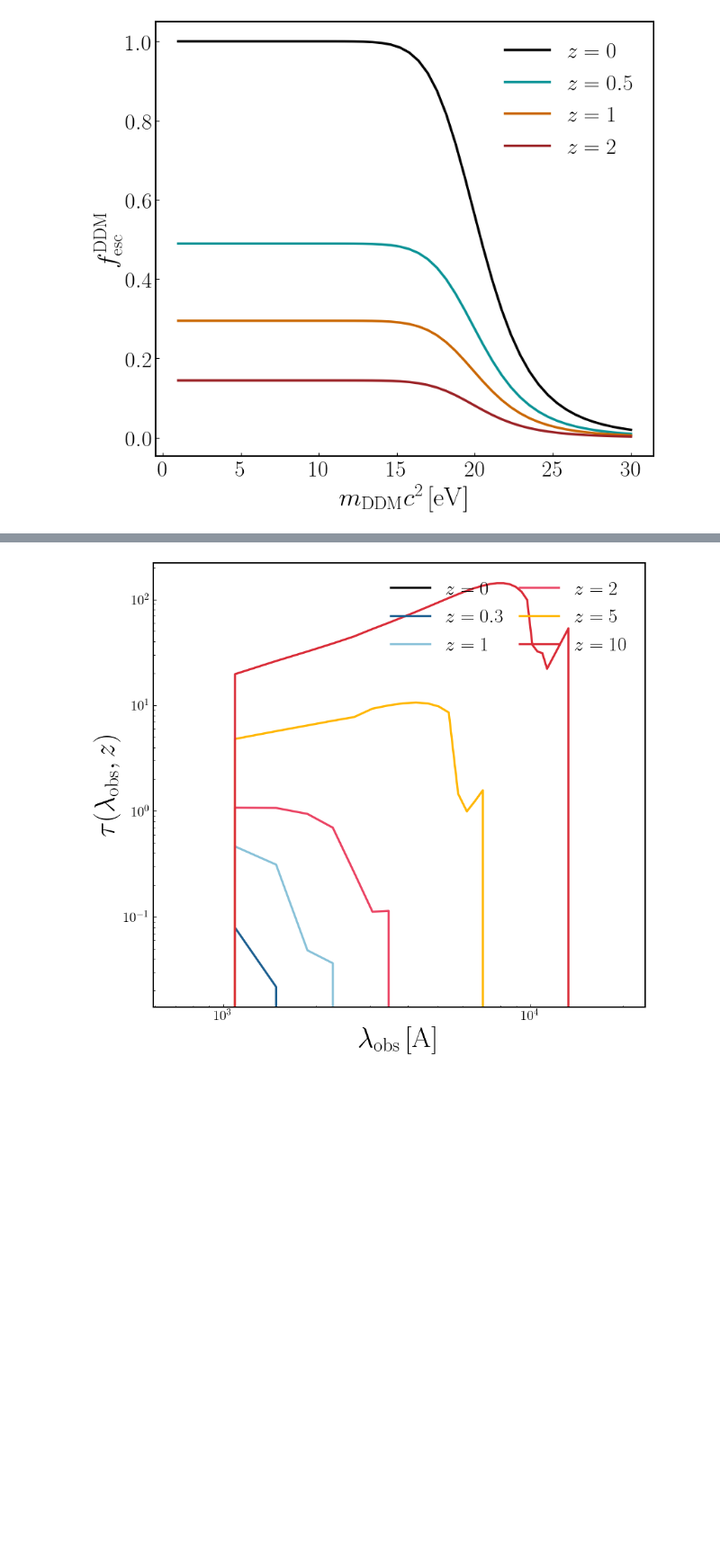
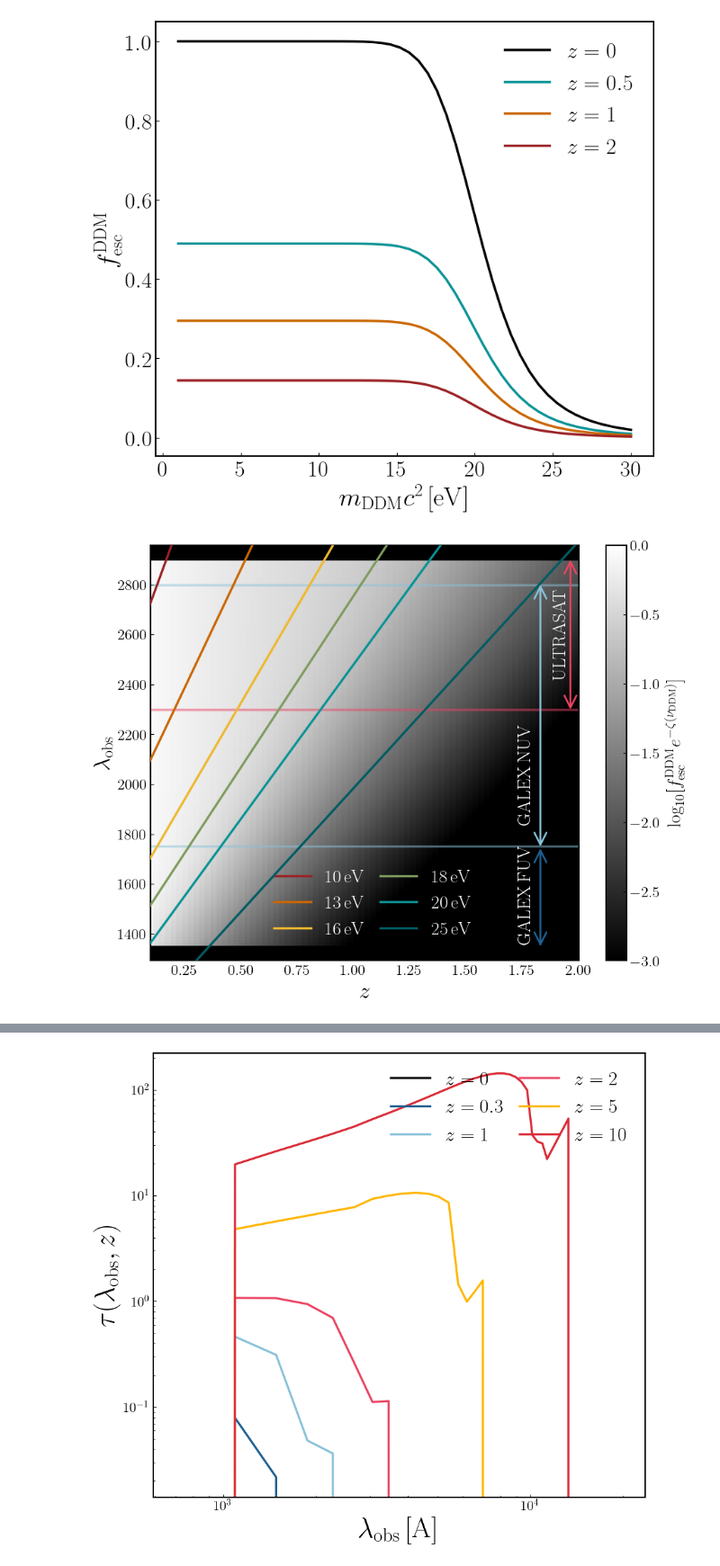
Before and after one commit to slibanore/lim_b7, a Jupyter notebook: EBL_DM.ipynb, the cells around one changed output, grey strips where cells are left out. Shown at 90% size. Saved outputs shown, nothing was run; the diff lists cells and outputs as text; code cells hidden in the pictures; blank space fills up the shorter version.

```diff
--- a/EBL_DM.ipynb
+++ b/EBL_DM.ipynb
@@ -100,0 +163,65 @@ plt.savefig('results/PLOTS/EBL_DM/DM_esc.png')
+# %%
+fig = plt.figure(figsize=(10,8))
+
+orig_cmap = matplotlib.cm.gist_gray
+#shifted_cmap = shiftedColorMap(orig_cmap, midpoint=0.1, name='shifted_' + str(0.1))
+
+pcm = plt.pcolormesh(z_vals, lambda_obs_sigm.value,(np.log10(sigmtau)).T, cmap='gist_gray',vmin = -3,vmax=0)
+
+fig.colorbar(pcm, label=r'$\log_{10}[f_{\rm esc}^{\rm DDM}e^{-\zeta(\nu_{\rm DDM})}]$')
+
+colors= ['#9b2226','#ca6702','#eeb831','#7f9c5e','#0a9396','#005c63']
+
+
+lambda_obs_10eV = lambda_from_nu((10*u.eV / (4*np.pi*cu.hbar)).to(u.Hz)/ (1+z_vals))
+lambda_obs_13eV = lambda_from_nu((13*u.eV / (4*np.pi*cu.hbar)).to(u.Hz)/ (1+z_vals))
+lambda_obs_16eV = lambda_from_nu((16*u.eV / (4*np.pi*cu.hbar)).to(u.Hz)/ (1+z_vals))
+lambda_obs_19eV = lambda_from_nu((18*u.eV / (4*np.pi*cu.hbar)).to(u.Hz)/ (1+z_vals))
+lambda_obs_22eV = lambda_from_nu((20*u.eV / (4*np.pi*cu.hbar)).to(u.Hz)/ (1+z_vals))
+lambda_obs_25eV = lambda_from_nu((25*u.eV / (4*np.pi*cu.hbar)).to(u.Hz)/ (1+z_vals))
+
+#plt.plot(z_vals,lya_obs,color_ULTRASAT,linestyle='-.',label=r'$\rm Lyman-break$', zorder=100)
+
+plt.plot(z_vals,(lambda_obs_10eV.value),colors[0],label=r'$10\,{\rm eV}$',zorder=100)
+plt.plot(z_vals,(lambda_obs_13eV.value),colors[1],label=r'$13\,{\rm eV}$',zorder=100)
+plt.plot(z_vals,(lambda_obs_16eV.value),colors[2],label=r'$16\,{\rm eV}$',zorder=100)
+plt.plot(z_vals,(lambda_obs_19eV.value),colors[3],label=r'$18\,{\rm eV}$',zorder=100)
+plt.plot(z_vals,(lambda_obs_22eV.value),colors[4],label=r'$20\,{\rm eV}$',zorder=100)
+plt.plot(z_vals,(lambda_obs_25eV.value),colors[5],label=r'$25\,{\rm eV}$',zorder=100)
+
+plt.ylim((lambda_DM_obs.value)[0]/1.045,(lambda_DM_obs.value)[-1]*1.02)
+plt.xlim(0.1,2.)
+plt.legend(bbox_to_anchor=(0.25,0.26),fontsize=20,ncol=2,labelcolor='w')
+
+plt.fill_between([0.1,2.5],(lambda_obs_max.value),y2=(lambda_obs_max.value*1.1),color='k')
+plt.fill_between([0.1,2.5],(lambda_obs_min.value/1.1),y2=(lambda_obs_min.value),color='k')
+
+#plt.axhline(lambda_from_nu(nu_max_gFUV).value,color='w',linestyle='-',alpha=0.5)
+plt.axhline(lambda_from_nu(nu_min_gNUV).value,color=color_NUV,alpha=0.5,linestyle='-')
+plt.axhline(lambda_from_nu(nu_max_gNUV).value,color=color_NUV,alpha=0.5,linestyle='-')
+plt.axhline(lambda_from_nu(nu_max_US).value,color=color_ULTRASAT,alpha=0.5,linestyle='-')
+#plt.axhline(lambda_from_nu(nu_min_US).value,color='w',alpha=0.5,linestyle='-')
+
+plt.text(1.88,y=2430,s=r'$\rm ULTRASAT$',fontsize=20,rotation=90,color='w')
+
+plt.annotate('', xy=(0.91, 0.27), xytext=(0.91, 0.91),
+                    xycoords='axes fraction', textcoords='axes fraction',
+                    arrowprops=dict(facecolor=color_NUV, edgecolor=color_NUV, arrowstyle='<->',lw=2), ha='center', va='center')
+plt.annotate('', xy=(0.91, 0.03), xytext=(0.91, 0.275),
+                    xycoords='axes fraction', textcoords='axes fraction',
+                    arrowprops=dict(facecolor=color_FUV, edgecolor=color_FUV, arrowstyle='<->',lw=2), ha='center', va='center')
+plt.annotate('', xy=(0.98, 0.6), xytext=(0.98, 0.97),
+                    xycoords='axes fraction', textcoords='axes fraction',
+                    arrowprops=dict(facecolor=color_ULTRASAT, edgecolor=color_ULTRASAT, arrowstyle='<->',lw=2), ha='center', va='center')
+
+
+plt.text(1.725,y=1850,s=r'$\rm GALEX\,NUV$',fontsize=20,rotation=90,color='w')
+plt.text(1.725,y=1370,s=r'$\rm GALEX\,FUV$',fontsize=20,rotation=90,color='w')
+
+plt.xlabel(r'$z$',fontsize=25)
+plt.ylabel(r'$\lambda_{\rm obs}$',fontsize=25)
+
+plt.tight_layout()
+plt.savefig(use_results_dir + 'PLOTS/EBL_DM/DM_mass.png',bbox_inches='tight')
+# %% [output]
+[figure, added]
```
Also changed, not shown: parts of 15 cells of this notebook, 6 other files.
